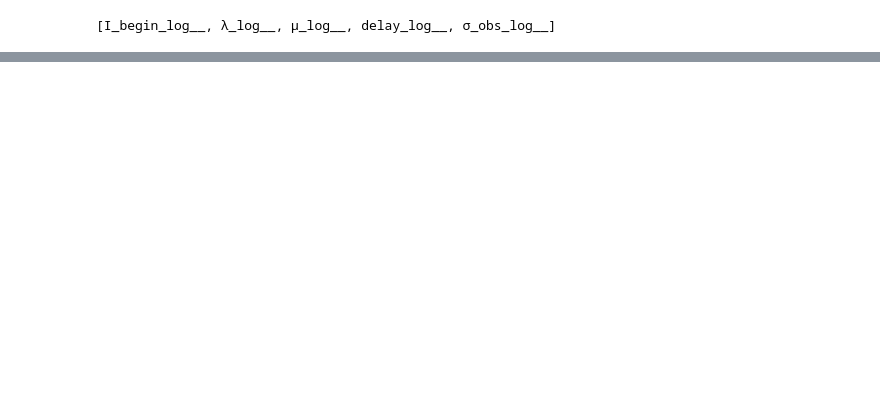
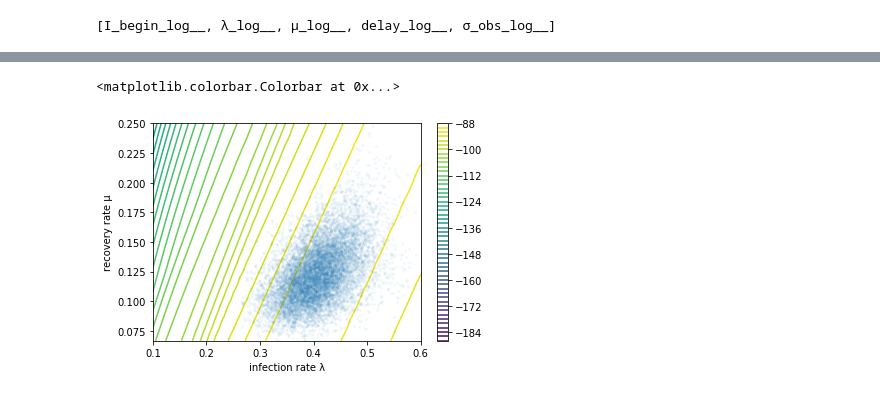
Before and after one commit to Priesemann-Group/covid19_inference_forecast, a Jupyter notebook: scripts/paper/brute_force.ipynb, the cells around one changed output, grey strips where cells are left out. Cells and saved outputs as stored; diff of their text form; code cells hidden in the pictures; blank space fills up the shorter version.

```diff
--- a/scripts/paper/brute_force.ipynb
+++ b/scripts/paper/brute_force.ipynb
@@ -308,0 +460,18 @@ delay 959  (CI: [5.82, 12.74] Range: [5.00, 15.00])
+# %%
+likeli = np.max(logp_flat_mat, axis=(0,3,4))
+fig, ax  = plt.subplots(1)
+max_likeli_int = round(np.ceil(np.max(likeli)))
+
+cntr1 = ax.contour(np.exp(lambda_r), np.exp(mu_r),likeli.T,
+                   levels=np.arange(max_likeli_int-100, max_likeli_int+2, 2))
+xlim = ax.get_xlim()
+ylim = ax.get_ylim()
+ax.set_xlabel('infection rate λ')
+ax.set_ylabel('recovery rate μ')
+ax.plot(trace.λ, trace.μ, '.', mew=0, alpha=0.05)
+ax.set_xlim(xlim)
+ax.set_ylim(ylim)
+fig.colorbar(cntr1, ax=ax)
+# %% [output]
+<matplotlib.colorbar.Colorbar at 0x...>
+[figure, added]
```
Also changed, not shown: parts of 10 cells of this notebook, 2 other files.
